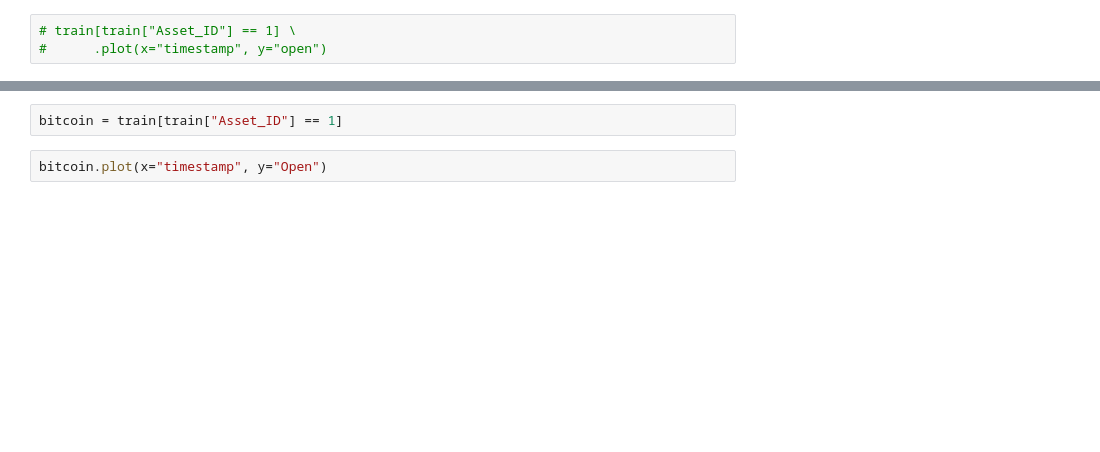
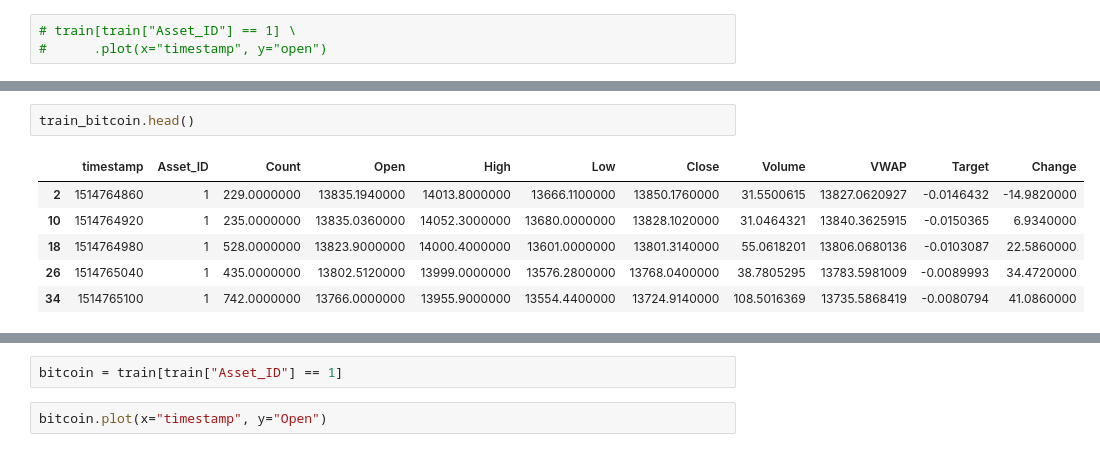
Before and after one commit to philhteoma/CryptoKaggle, a Jupyter notebook: DataExploration.ipynb, the cells around one changed output, grey strips where cells are left out. Saved outputs shown, nothing was run; the diff lists cells and outputs as text; blank space fills up the shorter version.

```diff
--- a/DataExploration.ipynb
+++ b/DataExploration.ipynb
@@ -57,2 +57,11 @@ train_subset = train[train["Asset_ID"] == 1] \
                     .sort_values("timestamp").head(10000)
+# %%
+train_bitcoin.head()
+# %% [output]
+|  | timestamp | Asset_ID | Count | Open | High | Low | Close | Volume | VWAP | Target | Change |
+| 2 | 1514764860 | 1 | 229.0000000 | 13835.1940000 | 14013.8000000 | 13666.1100000 | 13850.1760000 | 31.5500615 | 13827.0620927 | -0.0146432 | -14.9820000 |
+| 10 | 1514764920 | 1 | 235.0000000 | 13835.0360000 | 14052.3000000 | 13680.0000000 | 13828.1020000 | 31.0464321 | 13840.3625915 | -0.0150365 | 6.9340000 |
+| 18 | 1514764980 | 1 | 528.0000000 | 13823.9000000 | 14000.4000000 | 13601.0000000 | 13801.3140000 | 55.0618201 | 13806.0680136 | -0.0103087 | 22.5860000 |
+| 26 | 1514765040 | 1 | 435.0000000 | 13802.5120000 | 13999.0000000 | 13576.2800000 | 13768.0400000 | 38.7805295 | 13783.5981009 | -0.0089993 | 34.4720000 |
+| 34 | 1514765100 | 1 | 742.0000000 | 13766.0000000 | 13955.9000000 | 13554.4400000 | 13724.9140000 | 108.5016369 | 13735.5868419 | -0.0080794 | 41.0860000 |
 # %%
```
Also changed, not shown: parts of 11 cells of this notebook.
